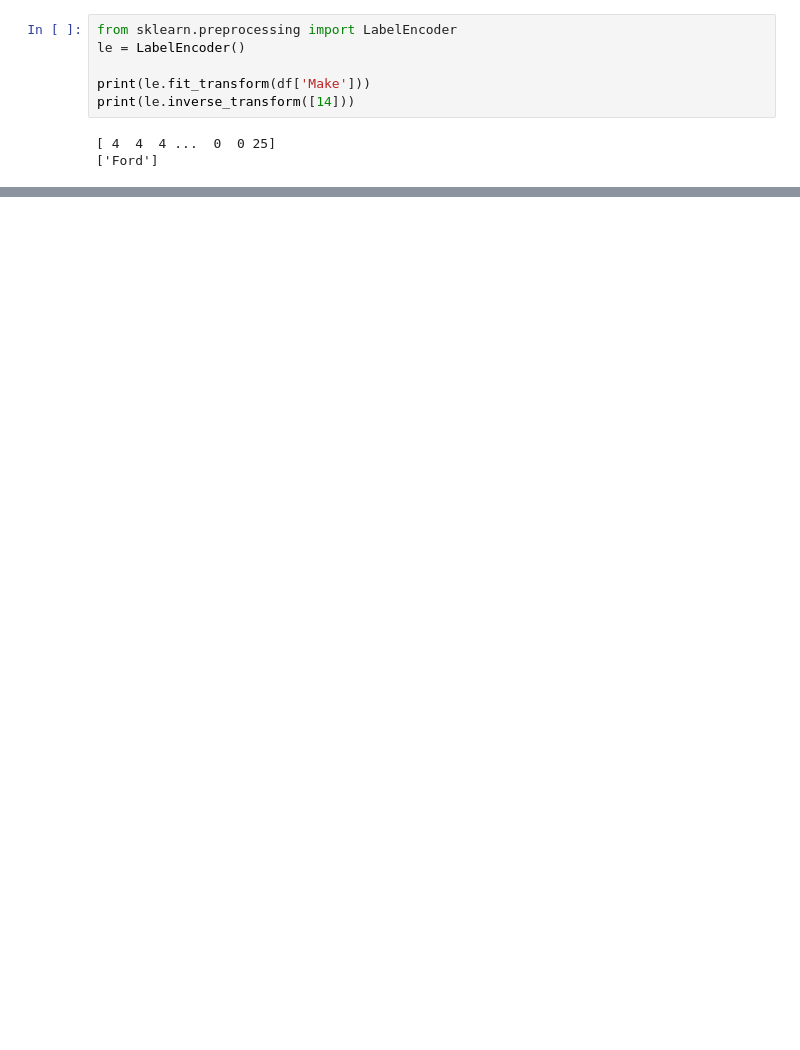
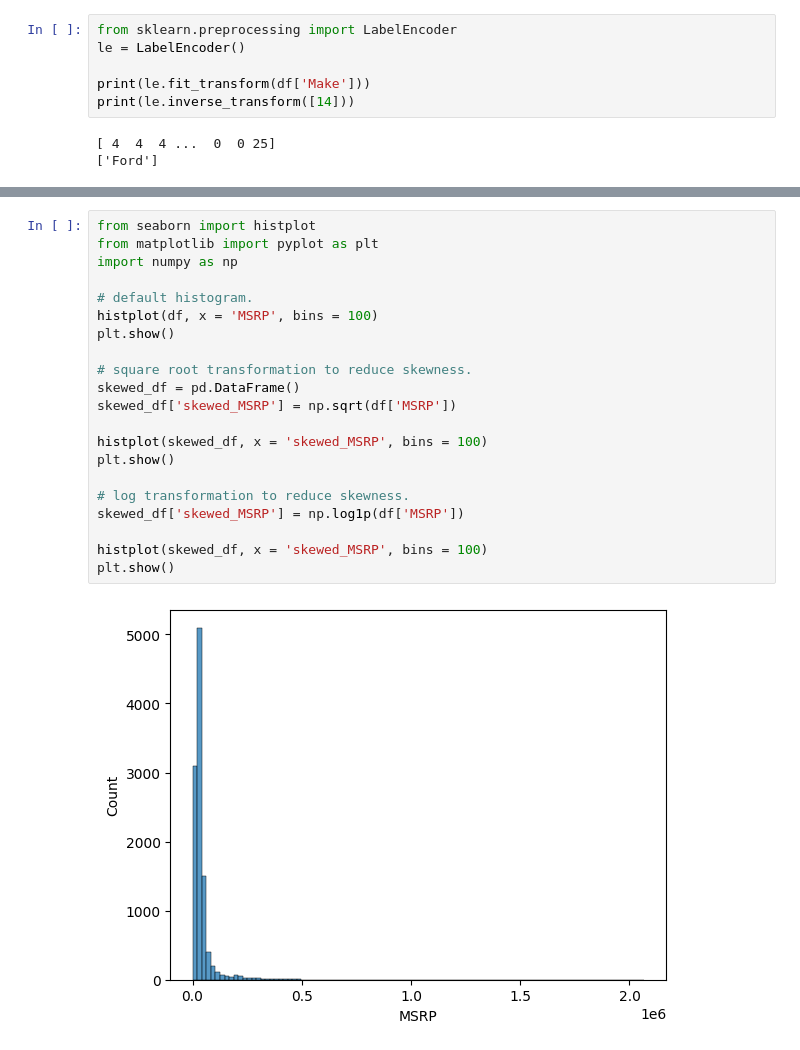
Before and after one commit to RDC28/ds-notes, a Jupyter notebook: EDA/eda.ipynb, the cells around one changed output, grey strips where cells are left out. Drawn from its saved outputs; the diff is of its cells as text; blank space fills up the shorter version.

```diff
--- a/EDA/eda.ipynb
+++ b/EDA/eda.ipynb
@@ -382,0 +399,23 @@ print(le.inverse_transform([14]))
+# %%
+from seaborn import histplot
+from matplotlib import pyplot as plt
+import numpy as np
+
+# default histogram.
+histplot(df, x = 'MSRP', bins = 100)
+plt.show()
+
+# square root transformation to reduce skewness.
+skewed_df = pd.DataFrame()
+skewed_df['skewed_MSRP'] = np.sqrt(df['MSRP'])
+
+histplot(skewed_df, x = 'skewed_MSRP', bins = 100)
+plt.show()
+
+# log transformation to reduce skewness.
+skewed_df['skewed_MSRP'] = np.log1p(df['MSRP'])
+
+histplot(skewed_df, x = 'skewed_MSRP', bins = 100)
+plt.show()
+# %% [output]
+[figure, added]
```
Also changed, not shown: parts of 9 cells of this notebook.
